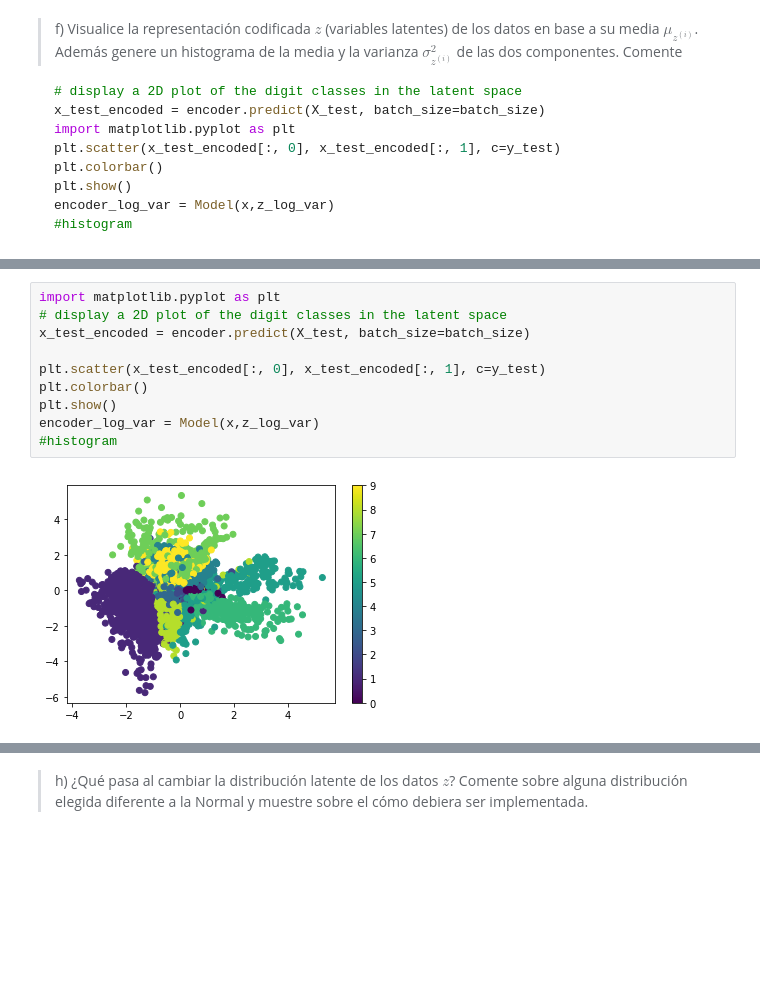
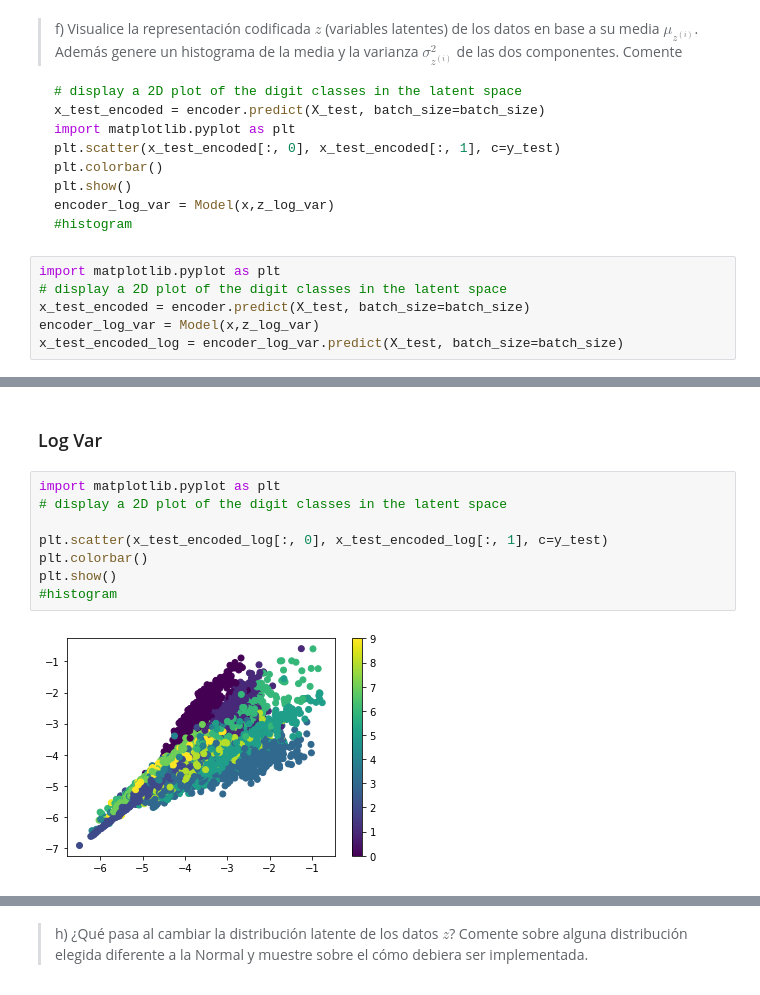
Before and after one commit to Buguemar/NNTarea3, a Jupyter notebook: Pregunta 1.ipynb, the cells around one changed output, grey strips where cells are left out. Drawn from its saved outputs; the diff is of its cells as text; blank space fills up the shorter version.

````diff
--- a/Pregunta 1.ipynb
+++ b/Pregunta 1.ipynb
@@ -328,3 +330,9 @@ plt.show()
 encoder_log_var = Model(x,z_log_var)
 #histogram
 ```
+# %%
+import matplotlib.pyplot as plt
+# display a 2D plot of the digit classes in the latent space
+x_test_encoded = encoder.predict(X_test, batch_size=batch_size)
+encoder_log_var = Model(x,z_log_var)
+x_test_encoded_log = encoder_log_var.predict(X_test, batch_size=batch_size)
@@ -331,12 +355,12 @@ encoder_log_var = Model(x,z_log_var)
+# %% [markdown]
+### Log Var
 # %%
 import matplotlib.pyplot as plt
 # display a 2D plot of the digit classes in the latent space
-x_test_encoded = encoder.predict(X_test, batch_size=batch_size)
 
-plt.scatter(x_test_encoded[:, 0], x_test_encoded[:, 1], c=y_test)
+plt.scatter(x_test_encoded_log[:, 0], x_test_encoded_log[:, 1], c=y_test)
 plt.colorbar()
 plt.show()
-encoder_log_var = Model(x,z_log_var)
 #histogram
 # %% [output]
-[figure, old version]
+[figure, new version]
````
Also changed, not shown: parts of 39 cells of this notebook, 8 other files.
